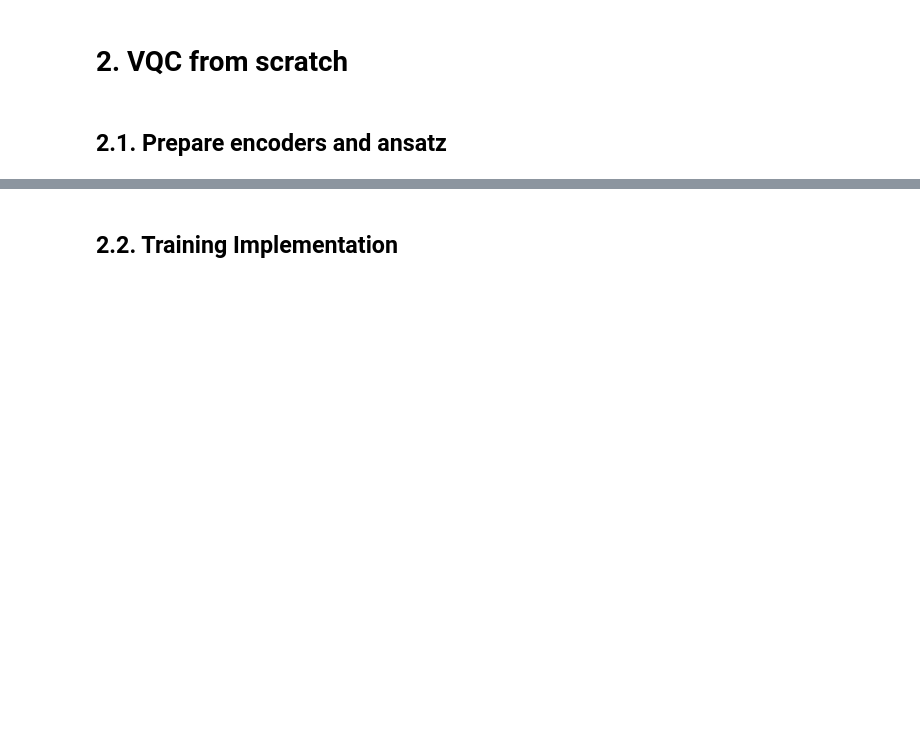
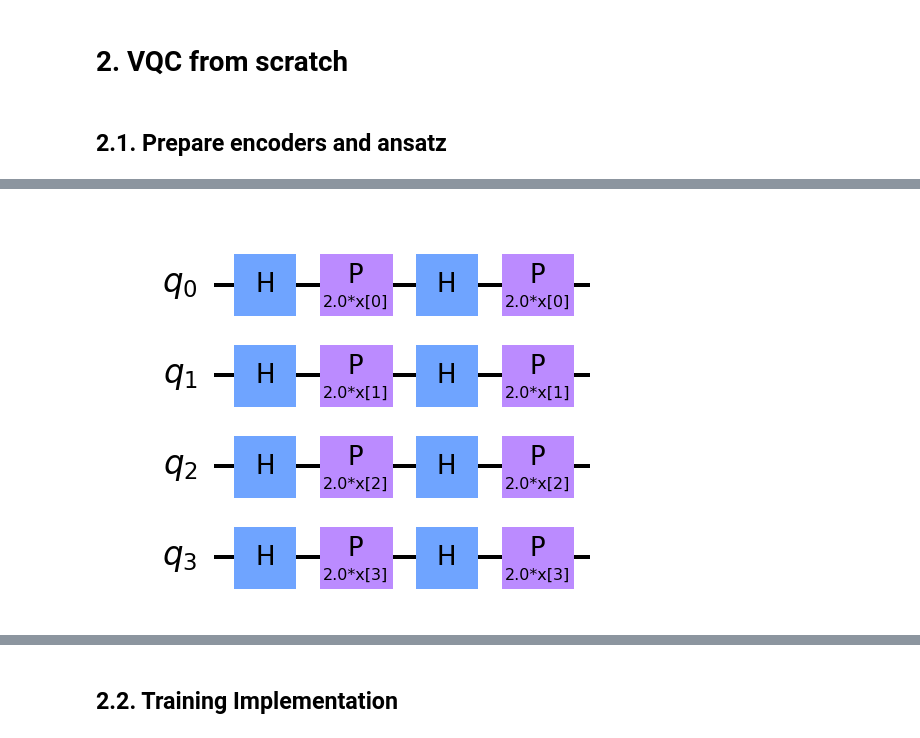
Before and after one commit to natestemen/qml, a Jupyter notebook: C2C Project Notebook.ipynb, the cells around one changed output, grey strips where cells are left out. Cells and saved outputs as stored; diff of their text form; code cells hidden in the pictures; blank space fills up the shorter version.

```diff
--- a/C2C Project Notebook.ipynb
+++ b/C2C Project Notebook.ipynb
@@ -80,3 +142,11 @@ print(f'{data.shape} -- {data.shape[0]} examples ; {data.shape[1]} features')
+# %%
+def get_z_feature_map(feature_dim, feature_map_rep):
+    return ZFeatureMap(feature_dimension=feature_dim, reps=feature_map_rep)
+
+fmap_z = get_z_feature_map(feature_dim, 2)
+fmap_z.decompose().draw('mpl', scale=2)
+# %% [output]
+[figure, added]
 # %%
 # Define function(s) to generate the encoder circuit
 # TODO: implement different designs for data encoding (one function for each)
```
Also changed, not shown: parts of 26 cells of this notebook, 2 other files.
